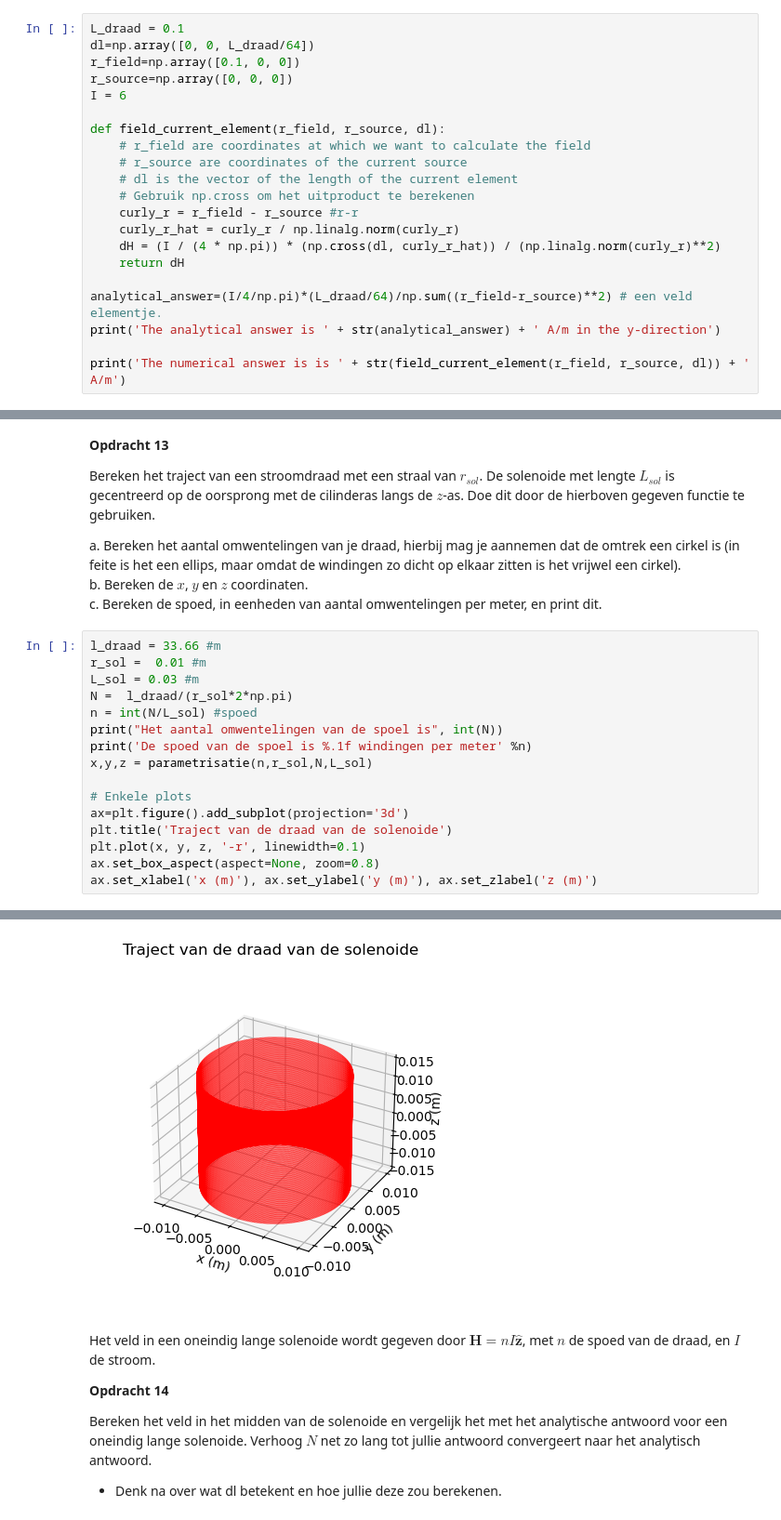
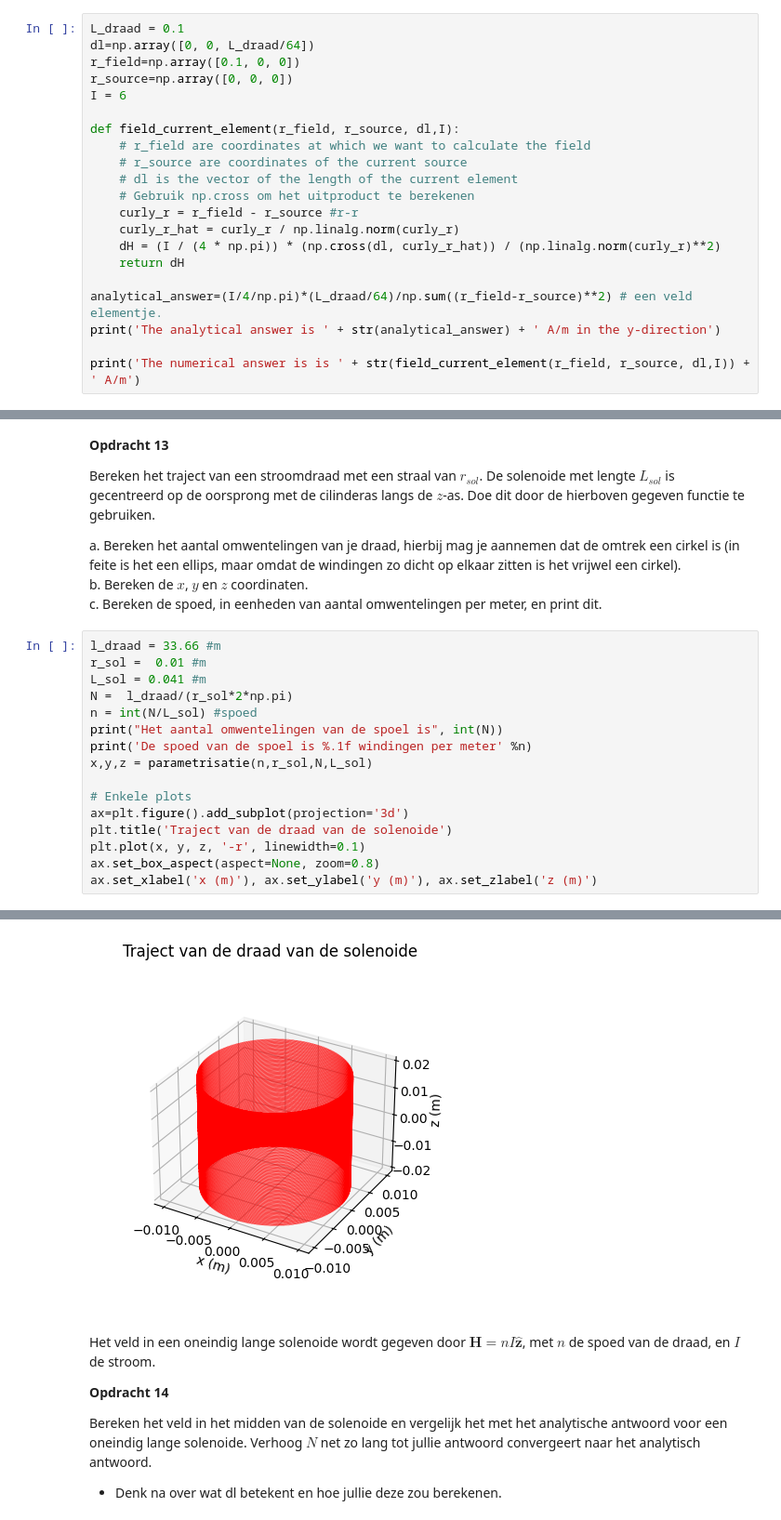
Before and after one commit to AnnetMoeleker/opdrachten-DEF-D, a Jupyter notebook: DigitaleOntwerpopdrachten/2KrachtactuatorOpdracht/2KrachtactuatorOpdracht/KrachtactuatorOpdracht.ipynb, the cells around one changed output, grey strips where cells are left out. Shown at 93% size. Cells and saved outputs as stored; diff of their text form.

```diff
--- a/DigitaleOntwerpopdrachten/2KrachtactuatorOpdracht/2KrachtactuatorOpdracht/KrachtactuatorOpdracht.ipynb
+++ b/DigitaleOntwerpopdrachten/2KrachtactuatorOpdracht/2KrachtactuatorOpdracht/KrachtactuatorOpdracht.ipynb
@@ -414,7 +414,7 @@ r_field=np.array([0.1, 0, 0])
 r_source=np.array([0, 0, 0])
 I = 6
 
-def field_current_element(r_field, r_source, dl):
+def field_current_element(r_field, r_source, dl,I):
     # r_field are coordinates at which we want to calculate the field
     # r_source are coordinates of the current source
     # dl is the vector of the length of the current element
@@ -427,7 +427,7 @@ def field_current_element(r_field, r_source, dl):
 analytical_answer=(I/4/np.pi)*(L_draad/64)/np.sum((r_field-r_source)**2) # een veld elementje.
 print('The analytical answer is ' + str(analytical_answer) + ' A/m in the y-direction')
 
-print('The numerical answer is is ' + str(field_current_element(r_field, r_source, dl)) + ' A/m')
+print('The numerical answer is is ' + str(field_current_element(r_field, r_source, dl,I)) + ' A/m')
 # %% [output]
 The analytical answer is 0.07460387957432593 A/m in the y-direction
 The numerical answer is is [0.         0.07460388 0.        ] A/m
@@ -512,7 +512,7 @@ c. Bereken de spoed, in eenheden van aantal omwentelingen per meter, en print di
 # %%
 l_draad = 33.66 #m
 r_sol =  0.01 #m
-L_sol = 0.03 #m
+L_sol = 0.041 #m
 N =  l_draad/(r_sol*2*np.pi)
 n = int(N/L_sol) #spoed
 print("Het aantal omwentelingen van de spoel is", int(N))
@@ -531,5 +531,5 @@ De spoed van de spoel is 17857.0 windingen per meter
 (Text(0.5, 0, 'x (m)'), Text(0.5, 0.5, 'y (m)'), Text(0.5, 0, 'z (m)'))
-[figure, old version]
+[figure, new version]
 # %% [markdown]
 Het veld in een oneindig lange solenoide wordt gegeven door $\mathbf{H} = n I \hat{\mathbf{z}}$, met $n$ de spoed van de draad, en $I$ de stroom.
 
```
Also changed, not shown: parts of 5 cells of this notebook.
